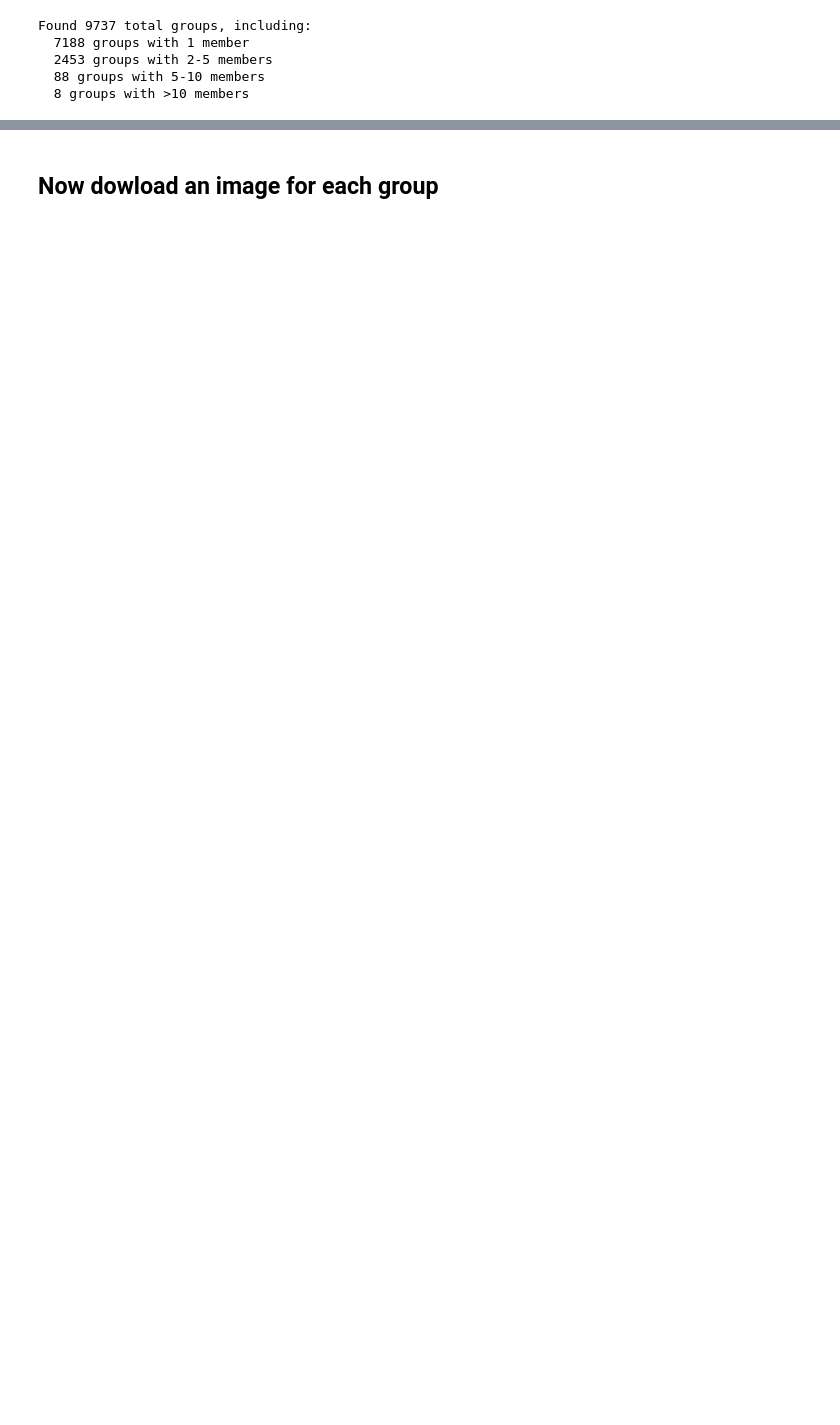
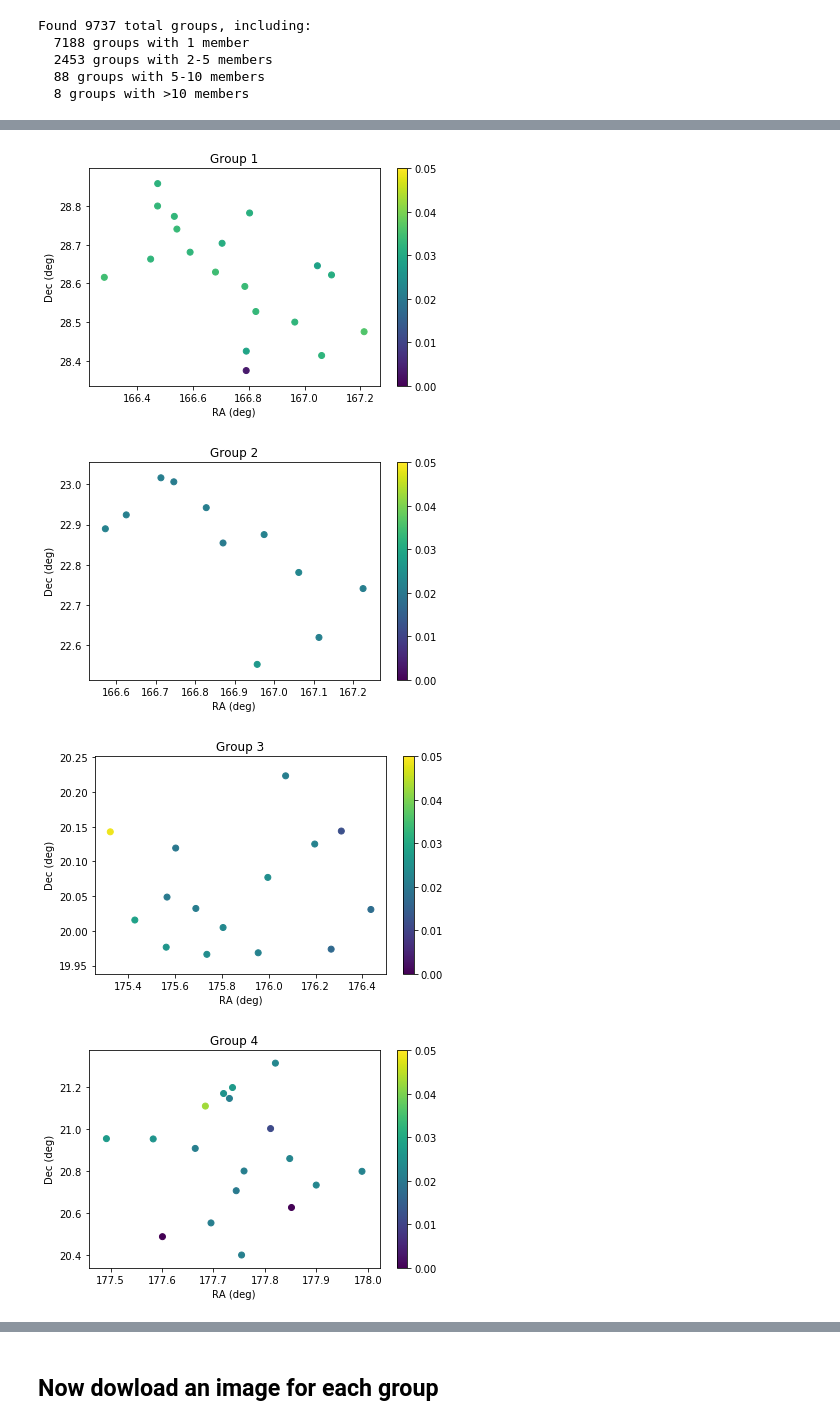
Before and after one commit to rfinn/astro-tutorials, a Jupyter notebook: download-sdss-jpg.ipynb, the cells around one changed output, grey strips where cells are left out. Drawn from its saved outputs; the diff is of its cells as text; code cells hidden in the pictures; blank space fills up the shorter version.

```diff
--- a/download-sdss-jpg.ipynb
+++ b/download-sdss-jpg.ipynb
@@ -36,3 +36,6 @@ HI = 'a100.code12.tab1.170914.csv'
 # %%
 infile = table_path+latest_run
 sdss = np.recfromcsv(infile)
+infile = table_path+latest_run
+agc = np.recfromcsv(table_path+agc_cross)
+HI = np.recfromcsv(table_path+HI)
@@ -39,4 +61,5 @@ sdss = np.recfromcsv(infile)
 # %%
-keepflag = (sdss['ra']> 150.) & (sdss['ra'] < 225.) & (sdss['objid'] > 12)
+keepflag = (sdss['ra']> 150.) & (sdss['ra'] < 225.) & (sdss['objid'] > 12) & (agc['sdss_z'] == agc['sdss_z'])& (agc['sdss_z'] < 0.05)
 ra = sdss['ra'][keepflag]
 dec = sdss['dec'][keepflag]
+z = agc['sdss_z'][keepflag]
@@ -86,0 +105,3 @@ Found 9737 total groups, including:
+# %%
+lg_groups = np.where(mult > 10)
+print lg_groups
@@ -86,0 +112,10 @@ Found 9737 total groups, including:
+# %%
+member_ids=[]
+for gid in lg_groups[0]:
+    #print gid
+    newlist = np.where(grp == gid)
+    #print newlist
+    member_ids.append(newlist)
+
+for ids in member_ids:
+    print ids[0]
@@ -86,0 +136,13 @@ Found 9737 total groups, including:
+# %%
+for i in range(len(member_ids)):
+    plt.figure()
+    plt.title('Group %i'%(i+1))
+    plt.scatter(ra[member_ids[i][0]],dec[member_ids[i][0]],c = z[member_ids[i][0]],vmin=0,vmax=.05)
+    s = plt.colorbar(fraction=0.08)
+    plt.xlabel('RA (deg)')
+    plt.ylabel('Dec (deg)')
+# %% [output]
+[figure, added]
+[figure, added]
+[figure, added]
+[figure, added]
```
Also changed, not shown: parts of 15 cells of this notebook.
